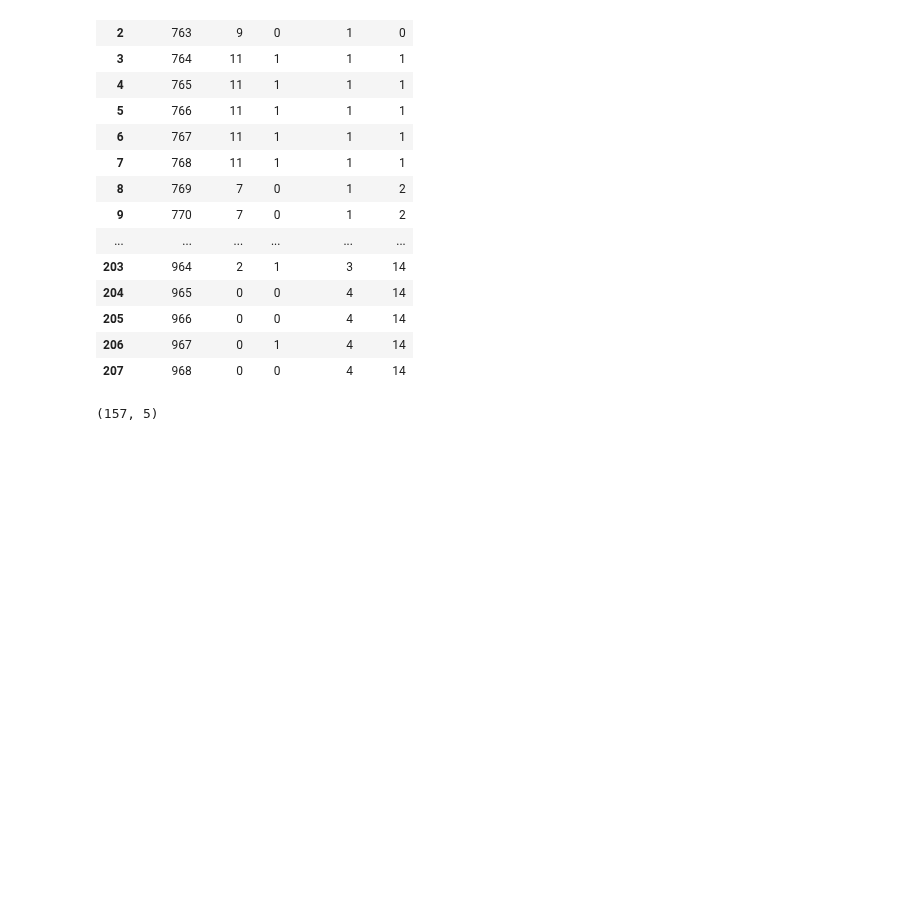
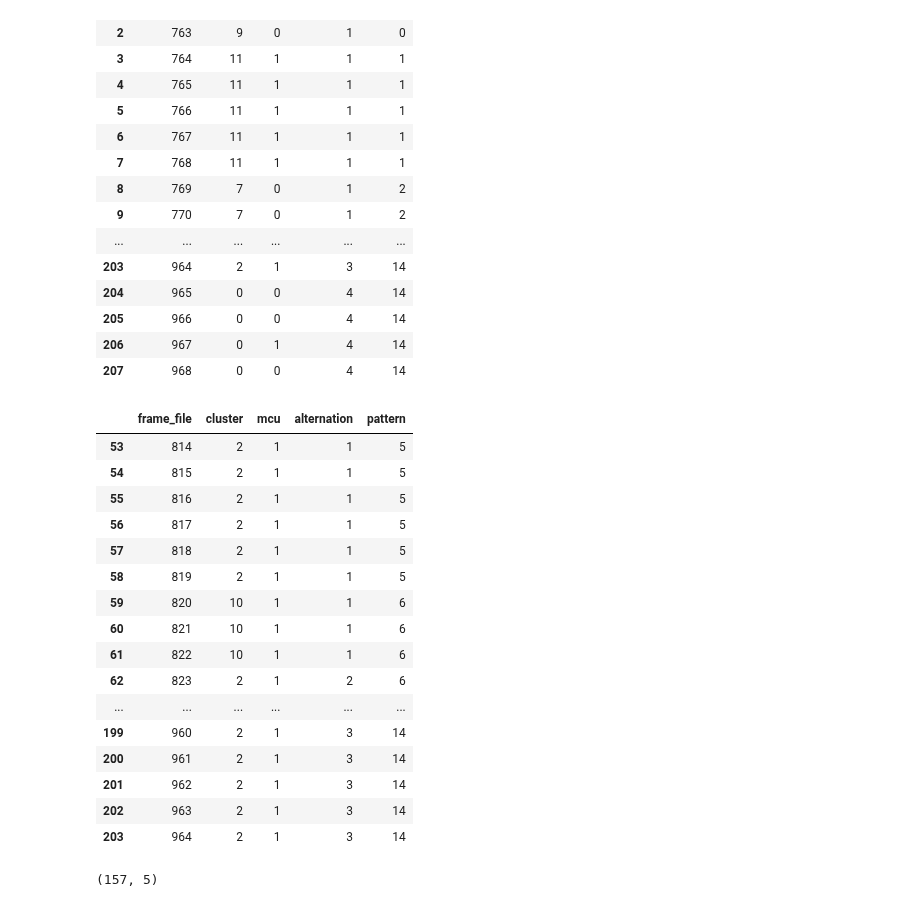
Before and after one commit to JohnTheTripper/moviegoer-prototype, a Jupyter notebook: scene_clustering.ipynb, the cells around one changed output. Cells and saved outputs as stored; diff of their text form; code cells hidden in the pictures; blank space fills up the shorter version.

Commit message:
proof-of-concept for end-to-end clustering

```diff
--- a/scene_clustering.ipynb
+++ b/scene_clustering.ipynb
@@ -32,8 +32,11 @@ Using TensorFlow backend.
 # film = 'parasite'
 # frame_choice = list(range(6687, 6777)) # Parasite, hiding in bushes, eh, 2900
 
+#film = 'hustle'
+#frame_choice = list(range(761, 969)) # The Hustle, train 2900
+
 film = 'hustle'
-frame_choice = list(range(761, 969)) # Hustle, hiding in bushes, eh, 2900
+frame_choice = list(range(661, 1050)) # The Hustle, train 2900, +/- 100 frames either side
 # %%
 # establish folder for this film
 dialogue_folder = os.path.join('dialogue_frames', film)
@@ -102,0 +114,3 @@ Number of clusters: 12
+# %%
+for frame_file, cluster, mcu_flag in zip(frame_choice, hac.labels_, y_pred_values):
+    print (frame_file, cluster, mcu_flag)
@@ -828,6 +860,27 @@ scene_df.head(210)
 | 205 | 966 | 0 | 0 | 4 | 14 |
 | 206 | 967 | 0 | 1 | 4 | 14 |
 | 207 | 968 | 0 | 0 | 4 | 14 |
+# %%
+okay = [2, 10]
+scene_df[scene_df.cluster.isin(okay)]
+# %% [output]
+|  | frame_file | cluster | mcu | alternation | pattern |
+| 53 | 814 | 2 | 1 | 1 | 5 |
+| 54 | 815 | 2 | 1 | 1 | 5 |
+| 55 | 816 | 2 | 1 | 1 | 5 |
+| 56 | 817 | 2 | 1 | 1 | 5 |
+| 57 | 818 | 2 | 1 | 1 | 5 |
+| 58 | 819 | 2 | 1 | 1 | 5 |
+| 59 | 820 | 10 | 1 | 1 | 6 |
+| 60 | 821 | 10 | 1 | 1 | 6 |
+| 61 | 822 | 10 | 1 | 1 | 6 |
+| 62 | 823 | 2 | 1 | 2 | 6 |
+| ... | ... | ... | ... | ... | ... |
+| 199 | 960 | 2 | 1 | 3 | 14 |
+| 200 | 961 | 2 | 1 | 3 | 14 |
+| 201 | 962 | 2 | 1 | 3 | 14 |
+| 202 | 963 | 2 | 1 | 3 | 14 |
+| 203 | 964 | 2 | 1 | 3 | 14 |
 # %%
 patterns = list(scene_df.loc[scene_df['alternation'] > 2].pattern.unique())
 scene_df[scene_df.pattern.isin(patterns)].shape
```
Also changed, not shown: parts of 33 cells of this notebook.
